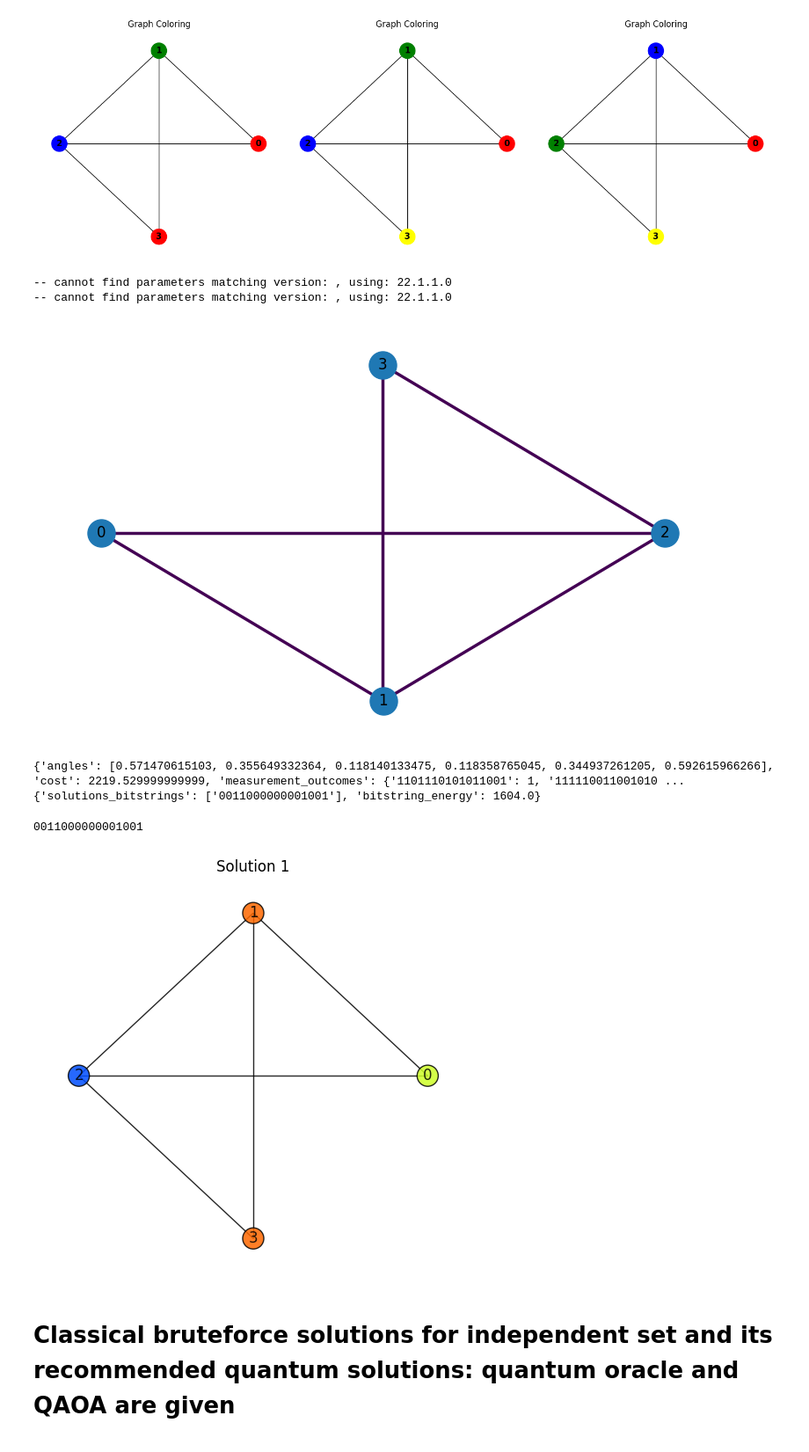
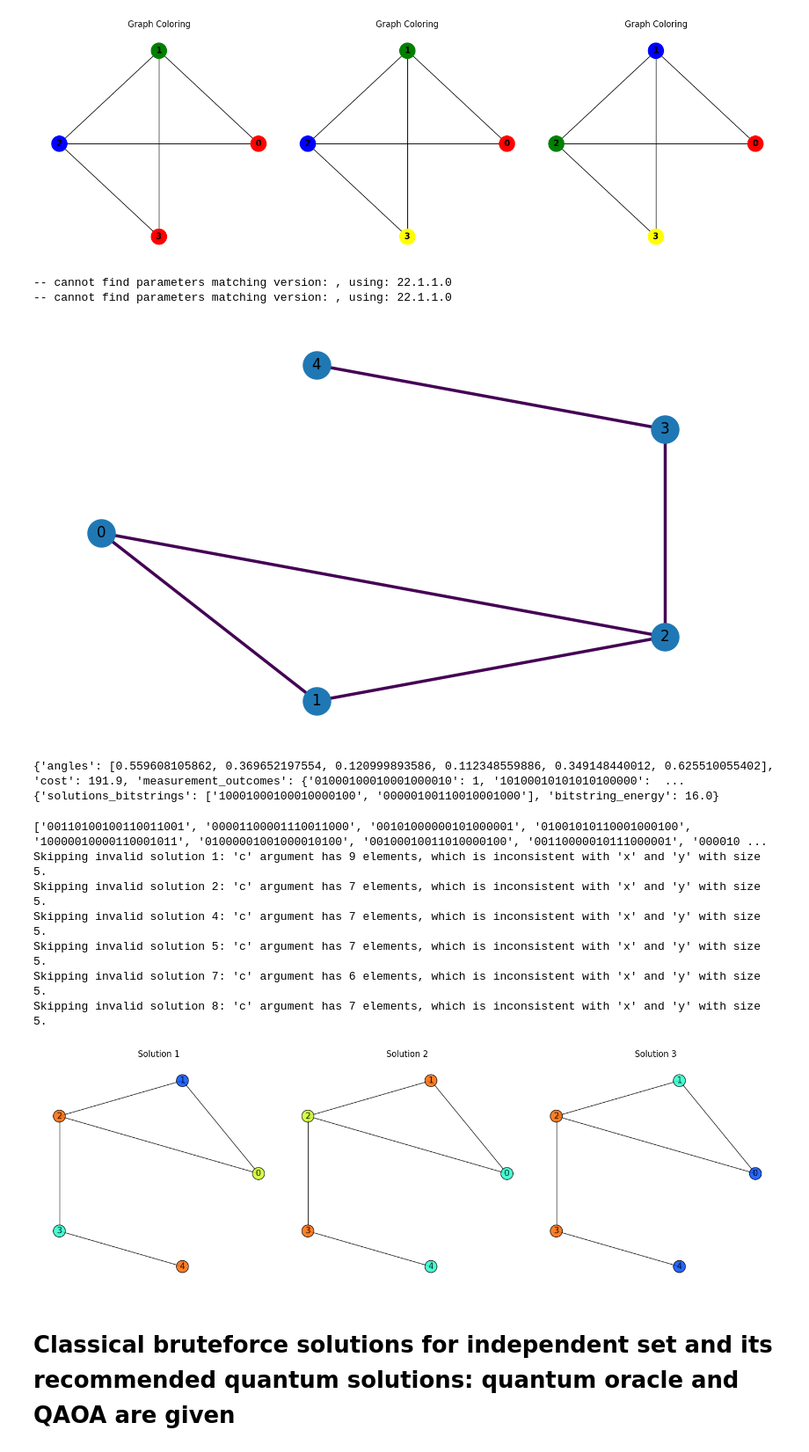
Before and after one commit to Bossy-Ye/C2Q, a Jupyter notebook: classical_to_quantum/examples/presentation.ipynb, the cells around one changed output. Shown: that part at 88% size. Drawn from its saved outputs; the diff is of its cells as text; code cells hidden in the pictures.

```diff
--- a/classical_to_quantum/examples/presentation.ipynb
+++ b/classical_to_quantum/examples/presentation.ipynb
@@ -96,7 +96,9 @@ Plotting for bitstring 00011011 with color assignment: {0: 'red', 1: 'green', 2:
 Plotting for bitstring 00100111 with color assignment: {0: 'red', 1: 'blue', 2: 'green', 3: 'yellow'}
 [figure]
 # %%
-coloring_problem_ising = Ising(graph_problem.graph(), "KColor")
+coloring_problem_ising = Ising(
+            "/Users/mac/workspace/quantum-journey/QUANTUM-CLASSICAL-TRANSLATION/classical_to_quantum/cases/Gset/G3",
+            "KColor")
 coloring_problem_ising.plot_graph()
 plt.show()
 result = coloring_problem_ising.run(verbose=True)
@@ -104,17 +106,24 @@ print(result.most_probable_states)
 # %% [output]
 -- cannot find parameters matching version: , using: 22.1.1.0
 -- cannot find parameters matching version: , using: 22.1.1.0
-[figure, old version]
+[figure, new version]
-{'angles': [0.571470615103, 0.355649332364, 0.118140133475, 0.118358765045, 0.344937261205, 0.592615966266], 'cost': 2219.529999999999, 'measurement_outcomes': {'1101110101011001': 1, '111110011001010 ...
-{'solutions_bitstrings': ['0011000000001001'], 'bitstring_energy': 1604.0}
+{'angles': [0.559608105862, 0.369652197554, 0.120999893586, 0.112348559886, 0.349148440012, 0.625510055402], 'cost': 191.9, 'measurement_outcomes': {'01000100010001000010': 1, '10100010101010100000':  ...
+{'solutions_bitstrings': ['10001000100010000100', '00000100110010001000'], 'bitstring_energy': 16.0}
 # %%
+result = coloring_problem_ising.run()
 solutions = result.most_probable_states.get('solutions_bitstrings')
-print(solutions[0])
-
+print(solutions)
 plot_first_valid_coloring_solutions(solutions, coloring_problem_ising)
+plt.show()
 # %% [output]
-0011000000001001
+['00110100100110011001', '00001100001110011000', '00101000000101000001', '01001010110001000100', '10000010000110001011', '01000001001000010100', '00100010011010000100', '00110000010111000001', '000010 ...
+Skipping invalid solution 1: 'c' argument has 9 elements, which is inconsistent with 'x' and 'y' with size 5.
+Skipping invalid solution 2: 'c' argument has 7 elements, which is inconsistent with 'x' and 'y' with size 5.
+Skipping invalid solution 4: 'c' argument has 7 elements, which is inconsistent with 'x' and 'y' with size 5.
+Skipping invalid solution 5: 'c' argument has 7 elements, which is inconsistent with 'x' and 'y' with size 5.
+Skipping invalid solution 7: 'c' argument has 6 elements, which is inconsistent with 'x' and 'y' with size 5.
+Skipping invalid solution 8: 'c' argument has 7 elements, which is inconsistent with 'x' and 'y' with size 5.
-[figure, old version]
+[figure, new version]
 # %% [markdown]
 # Classical bruteforce solutions for independent set and its recommended quantum solutions: quantum oracle and QAOA are given
 # %%
```
Also changed, not shown: parts of 2 cells of this notebook, 9 other files.
